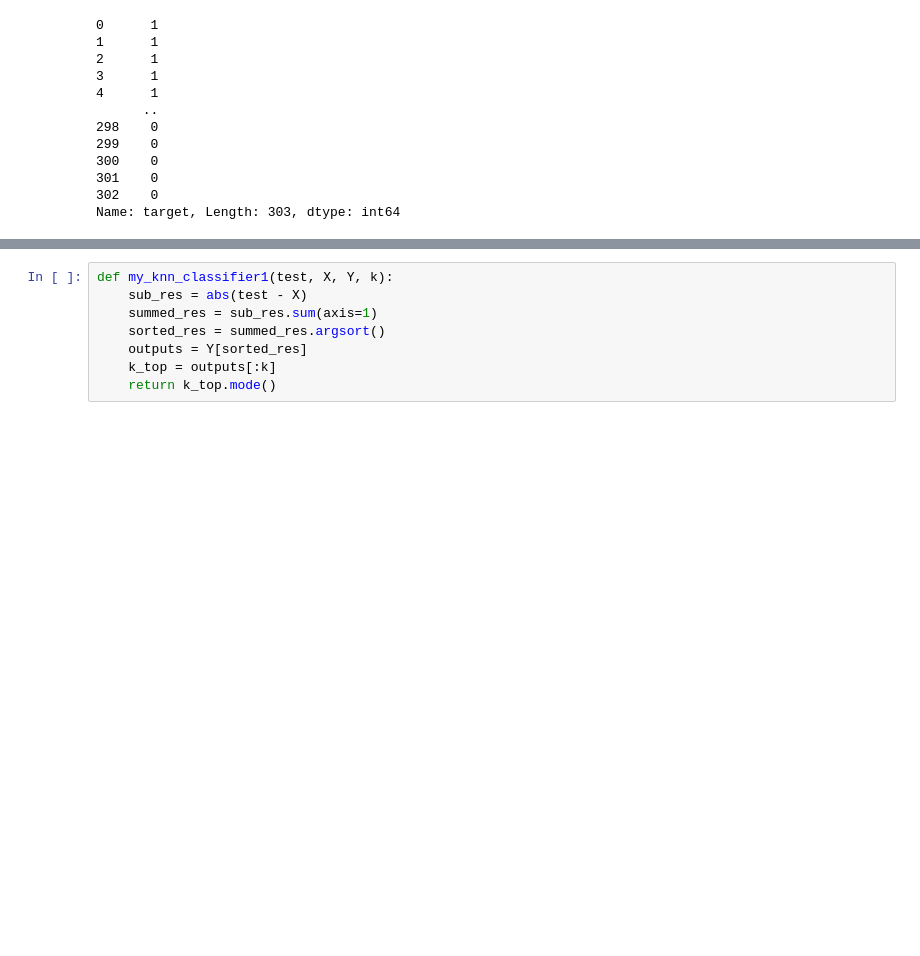
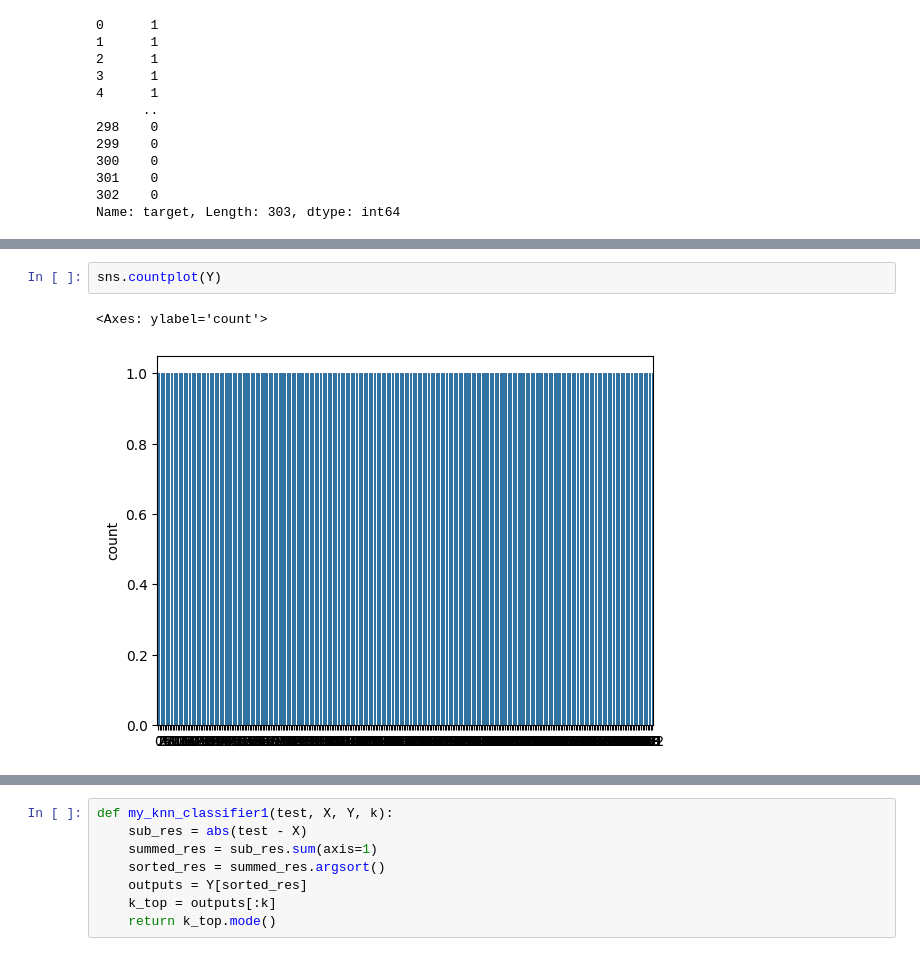
Before and after one commit to Sulphite05/MachineLearning, a Jupyter notebook: Labs/lab3.ipynb, the cells around one changed output, grey strips where cells are left out. Saved outputs shown, nothing was run; the diff lists cells and outputs as text; blank space fills up the shorter version.

```diff
--- a/Labs/lab3.ipynb
+++ b/Labs/lab3.ipynb
@@ -84,0 +131,5 @@ Name: target, Length: 303, dtype: int64
+# %%
+sns.countplot(Y)
+# %% [output]
+<Axes: ylabel='count'>
+[figure, added]
```
Also changed, not shown: parts of 33 cells of this notebook, 2 other files.
